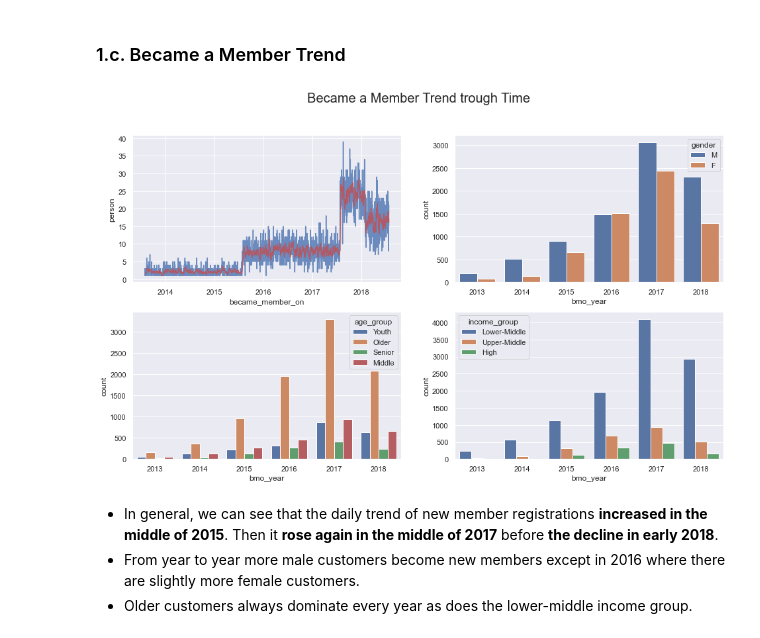
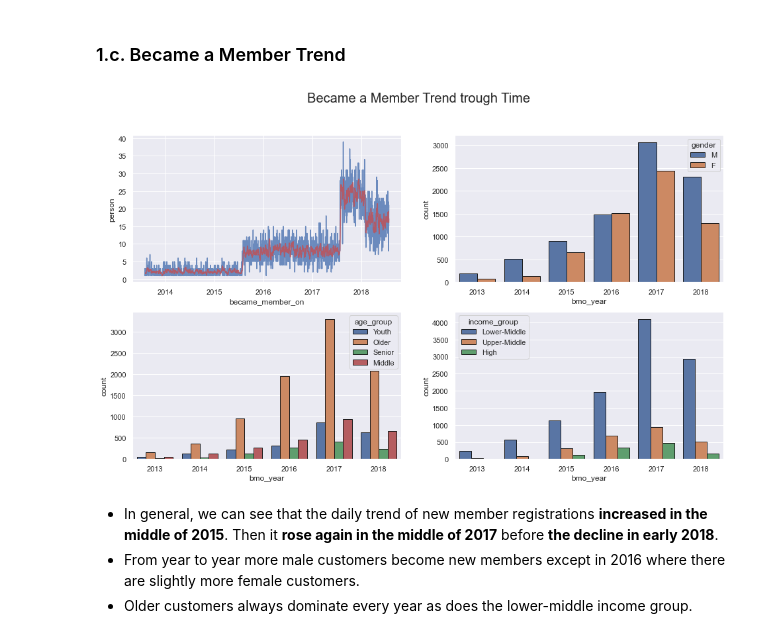
Before and after one commit to miqbalrp/Starbucks_Clustering, a Jupyter notebook: notebook/2. eda.ipynb, the cells around one changed output. Cells and saved outputs as stored; diff of their text form; code cells hidden in the pictures.

```diff
--- a/notebook/2. eda.ipynb
+++ b/notebook/2. eda.ipynb
@@ -39,13 +32,14 @@ df
 # %%
 def agg_cust(df):
     group_df = {}
-    group_df['amount'] = df['amount'].sum()
+    group_df['amount_sum'] = df['amount'].sum()
+    group_df['amount_mean'] = df['amount'].mean()
     group_df['offer received'] = df.loc[df['event']=='offer received','event'].count()
     group_df['offer viewed'] = df.loc[df['event']=='offer viewed','event'].count()
     group_df['offer completed'] = df.loc[df['event']=='offer completed','event'].count()
-    return pd.Series(group_df, index=['amount', 'offer received', 'offer viewed', 'offer completed'])
+    return pd.Series(group_df, index=['amount_sum', 'amount_mean', 'offer received', 'offer viewed', 'offer completed'])
 
 df_cust = pd.DataFrame(df.groupby(['person', 'gender', 'age', 'became_member_on', 'bmo_year','income']).apply(agg_cust))
 df_cust = df_cust.reset_index(inplace=False)
-df_cust.sample(10)
+df_cust.sample(5)
 # %% [output]
@@ -141,25 +130,25 @@ df_cust.sample(5)
 # %%
 fig_dir = r'..\result\figure\\'
 fig_title = 'Became a Member Trend trough Time'
 
 df_date = pd.DataFrame(df_cust.groupby('became_member_on').count()['person'])
 df_date = df_date.reset_index(inplace=False)
 df_date = df_date.sort_values(by=['became_member_on'], ascending=True)
 df_date['7_days_rolling'] = df_date['person'].rolling(7).mean()
 
 fig, axs = plt.subplots(2,2, figsize=(16,9))
 fig.suptitle(fig_title, fontsize=20)
 
 sns.lineplot(ax=axs[0,0], data=df_date,x='became_member_on', y='person', alpha=0.8, color='b')
 sns.lineplot(ax=axs[0,0], data=df_date,x='became_member_on', y='7_days_rolling', alpha=0.8, color='r')
-sns.countplot(ax=axs[0,1], data=df_cust, x='bmo_year', hue='gender')
-sns.countplot(ax=axs[1,0], data=df_cust, x='bmo_year', hue='age_group')
-sns.countplot(ax=axs[1,1], data=df_cust, x='bmo_year', hue='income_group')
+sns.countplot(ax=axs[0,1], data=df_cust, x='bmo_year', hue='gender', edgecolor='k')
+sns.countplot(ax=axs[1,0], data=df_cust, x='bmo_year', hue='age_group', edgecolor='k')
+sns.countplot(ax=axs[1,1], data=df_cust, x='bmo_year', hue='income_group', edgecolor='k')
 
 plt.savefig(fig_dir+fig_title+'.png')
 plt.show()
 # %% [output]
-[figure, old version]
+[figure, new version]
 # %% [markdown]
 * In general, we can see that the daily trend of new member registrations **increased in the middle of 2015**. Then it **rose again in the middle of 2017** before **the decline in early 2018**.
 * From year to year more male customers become new members except in 2016 where there are slightly more female customers.
```
Also changed, not shown: parts of 40 cells of this notebook, 18 other files.
